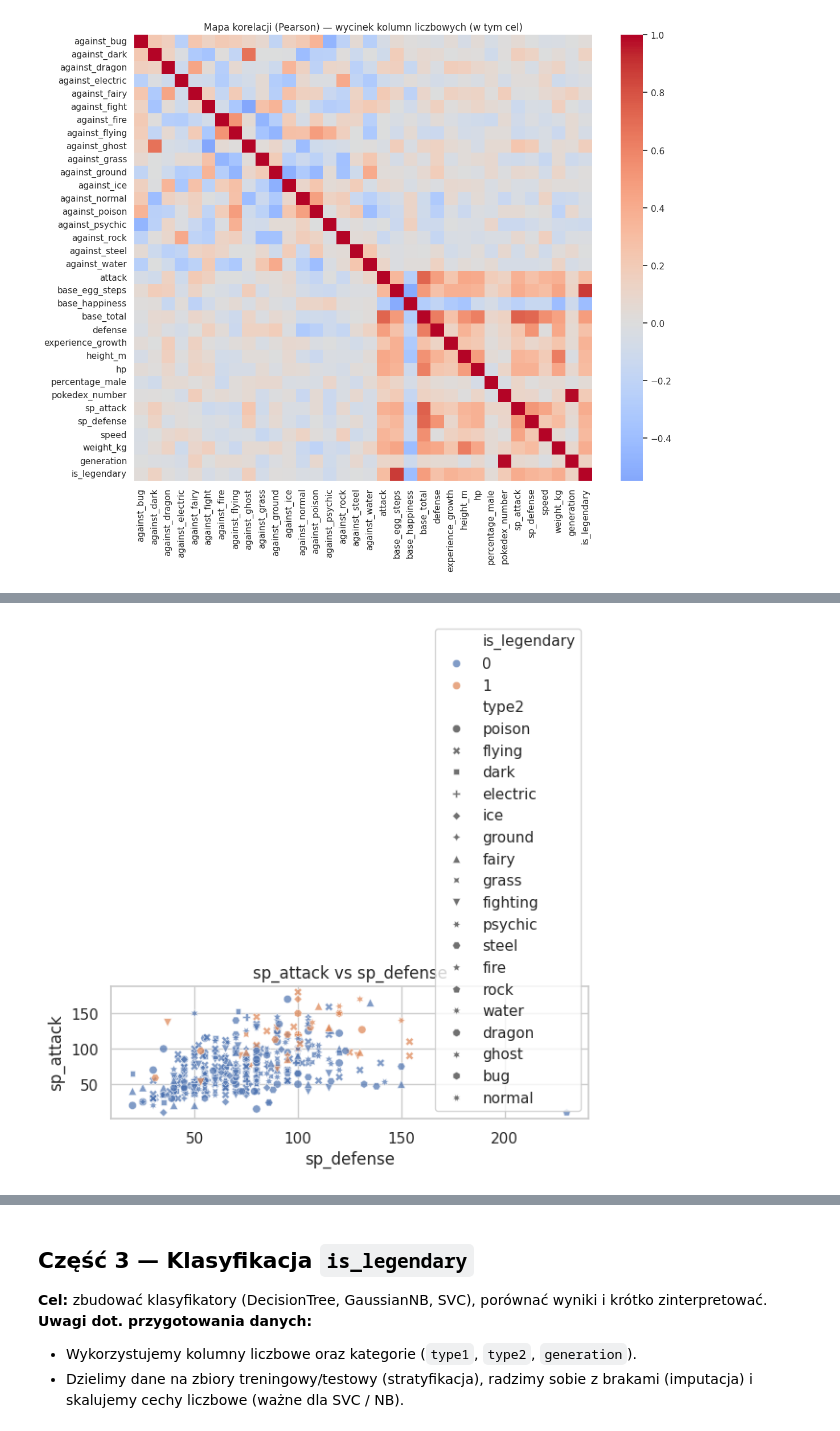
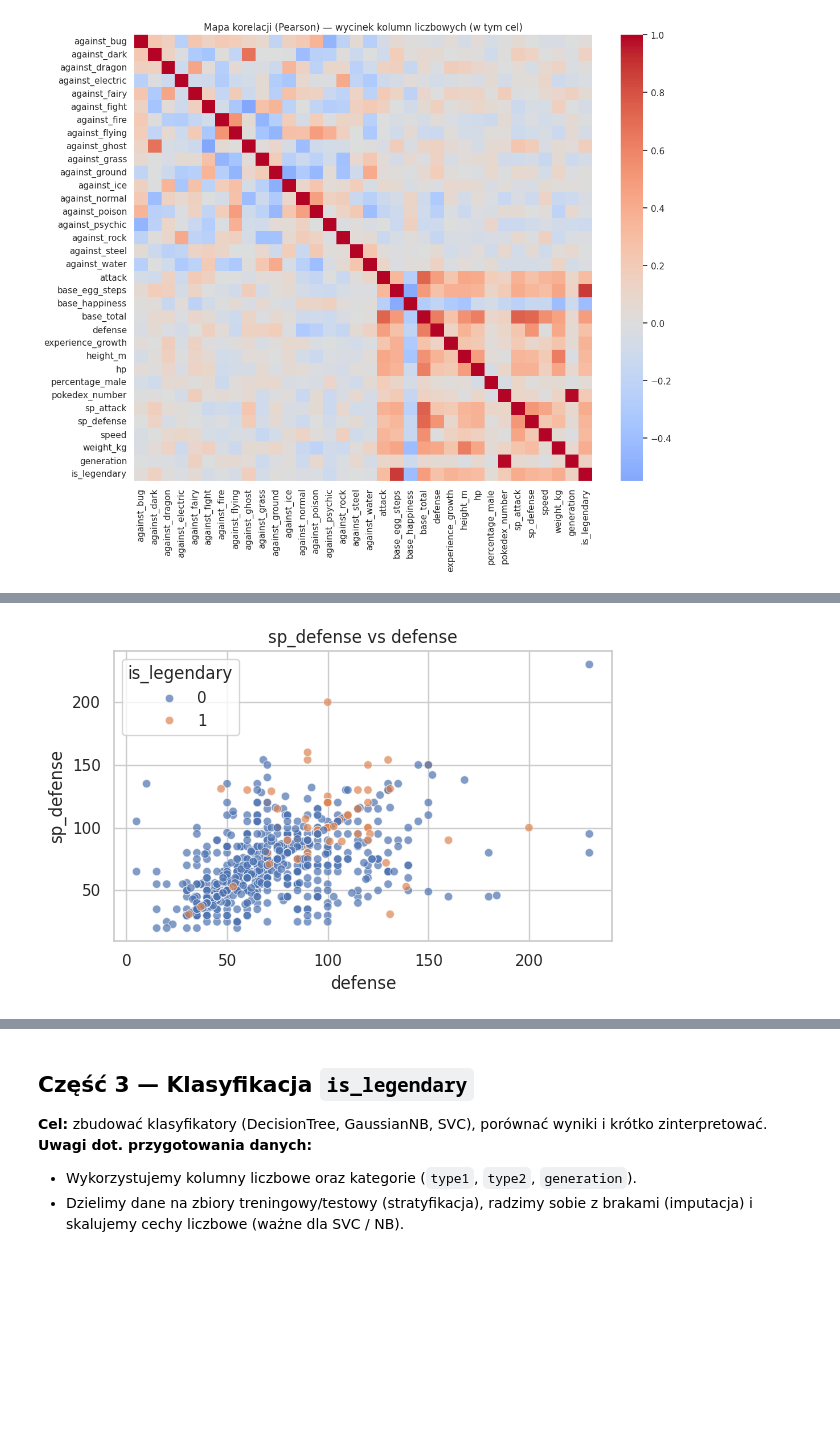
Before and after one commit to AdamGrochulski/Pokemon-Dataset-Analysis, a Jupyter notebook: project.ipynb, the cells around one changed output, grey strips where cells are left out. Saved outputs shown, nothing was run; the diff lists cells and outputs as text; code cells hidden in the pictures; blank space fills up the shorter version.

```diff
--- a/project.ipynb
+++ b/project.ipynb
@@ -152,65 +168,76 @@ import numpy as np
 
 sns.set(style='whitegrid')
 
+# Histogramy statystyk bazowych
 cols_hist = ['hp','attack','defense','sp_attack','sp_defense','speed']
 for col in cols_hist:
     if col in df.columns:
         plt.figure(figsize=(6,4))
-        sns.histplot(data=df, x=col, hue='is_legendary', kde=True, stat='density', common_norm=False)
-        plt.title(f'Histogram: {col} (kolor: legendarny)')
+        sns.histplot(
+            data=df,
+            x=col,
+            hue='is_legendary',
+            kde=True,
+            stat='density',
+            common_norm=False
+        )
+        plt.title(f'Histogram: {col}')
         plt.xlabel(col)
         plt.ylabel('Gęstość')
         plt.tight_layout()
         plt.show()
 
-# Boxploty względem celu
+# Wykresy pudełkowe względem is_legendary
 plt.figure(figsize=(10,6))
 box_cols = [c for c in cols_hist if c in df.columns]
 df_m = df.melt(id_vars='is_legendary', value_vars=box_cols, var_name='Cecha', value_name='Wartość')
-sns.boxplot(data=df_m, x='Cecha', y='Wartość', hue='is_legendary')
-plt.title('Boxploty statystyk bazowych vs is_legendary')
+sns.boxplot(
+    data=df_m,
+    x='Cecha',
+    y='Wartość',
+    hue='is_legendary'
+)
+plt.title('Wykresy pudełkowe statystyk bazowych vs is_legendary')
 plt.xticks(rotation=45)
 plt.tight_layout()
 plt.show()
 
-# Scatter matrix (pairplot) — 6×6
+# Macierz wykresów punktowych dla statystyk bazowych
 pair_cols = [c for c in cols_hist if c in df.columns][:6]
-sns.pairplot(df[pair_cols + ['is_legendary']].assign(is_legendary=df['is_legendary'].map({0:'nie',1:'tak'})),
-             hue='is_legendary', diag_kind='hist', corner=False)
-plt.suptitle('Pairplot (6×6): statystyki bazowe vs is_legendary', y=1.02)
+sns.pairplot(
+    df[pair_cols + ['is_legendary']].assign(is_legendary=df['is_legendary'].map({0:'nie',1:'tak'})),
+    hue='is_legendary',
+    diag_kind='hist',
+    corner=False
+)
+plt.suptitle('Macierz wykresów punktowych: statystyki bazowe vs is_legendary', y=1.02)
 plt.show()
 
-# 3 ciekawe wykresy
-# 1) base_total vs speed (kolor: legendarny)
-if 'base_total' in df.columns and 'speed' in df.columns:
-    plt.figure(figsize=(6,4))
-    sns.scatterplot(data=df, x='speed', y='base_total', hue='is_legendary', alpha=0.7)
-    plt.title('Zależność base_total vs speed')
-    plt.xlabel('speed')
-    plt.ylabel('base_total')
-    plt.tight_layout()
-    plt.show()
+# Ciekawe wykresy
+# base_total vs hp (kolor: is_legendary)
+plt.figure(figsize=(6,4))
+sns.scatterplot(data=df, x='hp', y='base_total', hue='is_legendary', alpha=0.7)
+plt.title('base_total vs hp')
+plt.xlabel('hp')
+plt.ylabel('base_total')
+plt.tight_layout()
+plt.show()
 
-# 2) attack vs defense (kolor: type1)
-if 'attack' in df.columns and 'defense' in df.columns and 'type1' in df.columns:
-    plt.figure(figsize=(6,4))
-    sns.scatterplot(data=df, x='defense', y='attack', hue='type1', alpha=0.7, legend=False)
-    plt.title('attack vs defense (kolor: type1)')
-    plt.xlabel('defense')
-    plt.ylabel('attack')
-    plt.tight_layout()
-    plt.show()
+# attack vs speed (kolor: is_legendary)
+plt.figure(figsize=(6,4))
+sns.scatterplot(data=df, x='speed', y='attack', hue='is_legendary', alpha=0.7)
+plt.title('attack vs speed')
+plt.xlabel('speed')
+plt.ylabel('attack')
+plt.tight_layout()
+plt.show()
 
-# 3) sp_attack vs sp_defense (kolor: legendarny, styl: type2)
-if 'sp_attack' in df.columns and 'sp_defense' in df.columns:
-    plt.figure(figsize=(6,4))
-    style_col = 'type2' if 'type2' in df.columns else None
-    sns.scatterplot(data=df, x='sp_defense', y='sp_attack', hue='is_legendary', style=style_col, alpha=0.7)
-    plt.title('sp_attack vs sp_defense')
-    plt.xlabel('sp_defense')
-    plt.ylabel('sp_attack')
-    plt.tight_layout()
-    plt.show()
-
-print("Wnioski (do uzupełnienia): opisz zauważalne różnice rozkładów/statystyk między legendarnymi i pozostałymi.")
+# 3) sp_defense vs defense (kolor: is_legendary)
+plt.figure(figsize=(6,4))
+sns.scatterplot(data=df, x='defense', y='sp_defense', hue='is_legendary', alpha=0.7)
+plt.title('sp_defense vs defense')
+plt.xlabel('defense')
+plt.ylabel('sp_defense')
+plt.tight_layout()
+plt.show()
 # %% [output]
@@ -227 +254 @@ print("Wnioski (do uzupełnienia): opisz zauważalne różnice rozkładów/staty
-[figure, old version]
+[figure, new version]
```
Also changed, not shown: parts of 7 cells of this notebook.
